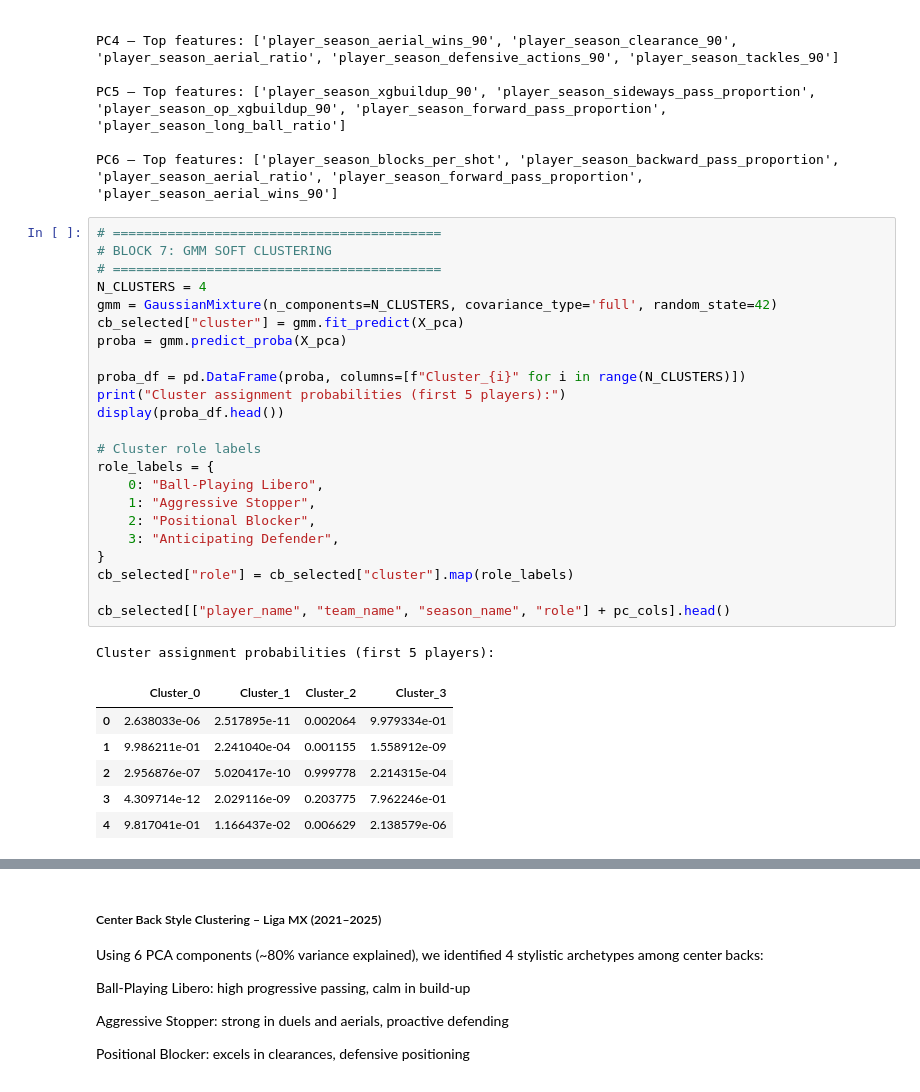
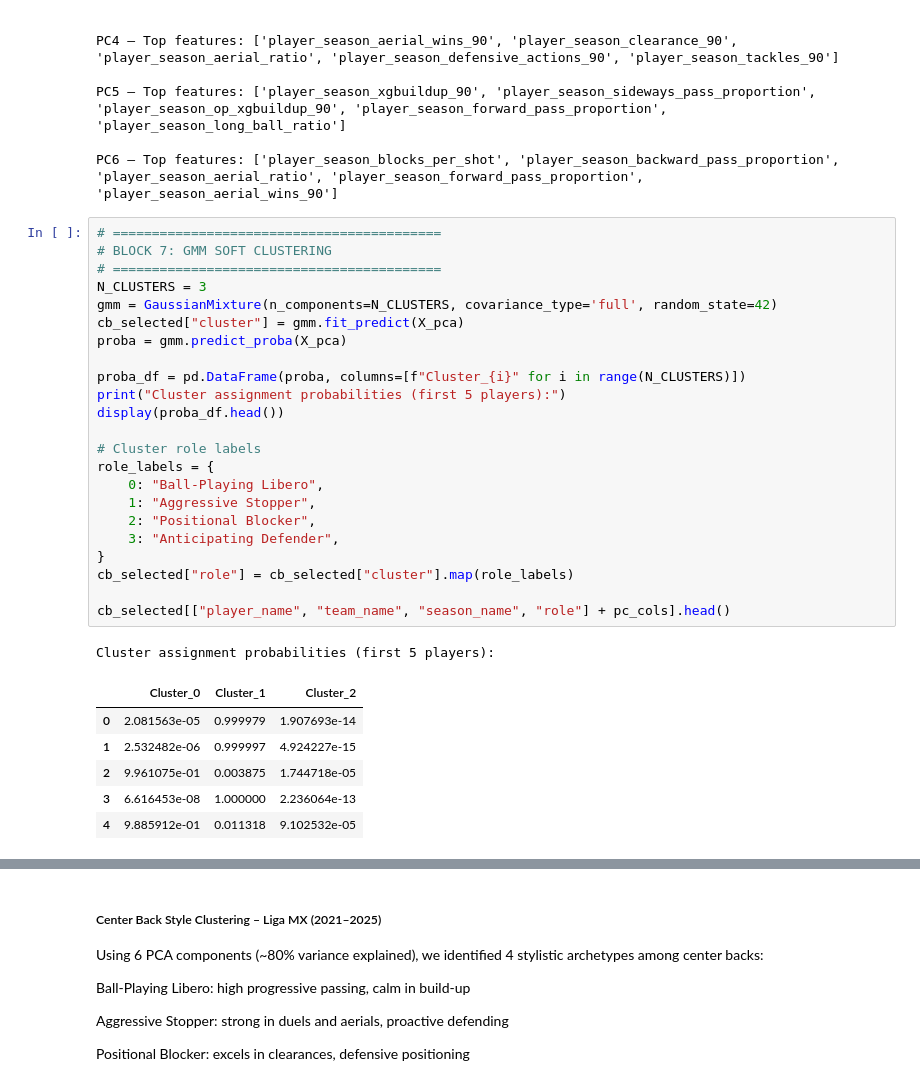
Before and after one commit to Eugenia148/ISAC2025, a Jupyter notebook: notebooks/center_back_pca_clustering.ipynb, the cells around one changed output, grey strips where cells are left out. Saved outputs shown, nothing was run; the diff lists cells and outputs as text.

```diff
--- a/notebooks/center_back_pca_clustering.ipynb
+++ b/notebooks/center_back_pca_clustering.ipynb
@@ -201,32 +203,32 @@ PC6 – Top features: ['player_season_blocks_per_shot', 'player_season_backward_
 # %%
 # ==========================================
 # BLOCK 7: GMM SOFT CLUSTERING
 # ==========================================
-N_CLUSTERS = 4
+N_CLUSTERS = 3
 gmm = GaussianMixture(n_components=N_CLUSTERS, covariance_type='full', random_state=42)
 cb_selected["cluster"] = gmm.fit_predict(X_pca)
 proba = gmm.predict_proba(X_pca)
 
 proba_df = pd.DataFrame(proba, columns=[f"Cluster_{i}" for i in range(N_CLUSTERS)])
 print("Cluster assignment probabilities (first 5 players):")
 display(proba_df.head())
 
 # Cluster role labels
 role_labels = {
     0: "Ball-Playing Libero",
     1: "Aggressive Stopper",
     2: "Positional Blocker",
     3: "Anticipating Defender",
 }
 cb_selected["role"] = cb_selected["cluster"].map(role_labels)
 
 cb_selected[["player_name", "team_name", "season_name", "role"] + pc_cols].head()
 # %% [output]
 Cluster assignment probabilities (first 5 players):
-|  | Cluster_0 | Cluster_1 | Cluster_2 | Cluster_3 |
-| 0 | 2.638033e-06 | 2.517895e-11 | 0.002064 | 9.979334e-01 |
-| 1 | 9.986211e-01 | 2.241040e-04 | 0.001155 | 1.558912e-09 |
-| 2 | 2.956876e-07 | 5.020417e-10 | 0.999778 | 2.214315e-04 |
-| 3 | 4.309714e-12 | 2.029116e-09 | 0.203775 | 7.962246e-01 |
-| 4 | 9.817041e-01 | 1.166437e-02 | 0.006629 | 2.138579e-06 |
+|  | Cluster_0 | Cluster_1 | Cluster_2 |
+| 0 | 2.081563e-05 | 0.999979 | 1.907693e-14 |
+| 1 | 2.532482e-06 | 0.999997 | 4.924227e-15 |
+| 2 | 9.961075e-01 | 0.003875 | 1.744718e-05 |
+| 3 | 6.616453e-08 | 1.000000 | 2.236064e-13 |
+| 4 | 9.885912e-01 | 0.011318 | 9.102532e-05 |
 |  | player_name | team_name | season_name | role | PC1 | PC2 | PC3 | PC4 | PC5 | PC6 |
```
Also changed, not shown: parts of 8 cells of this notebook, 4 other files.
